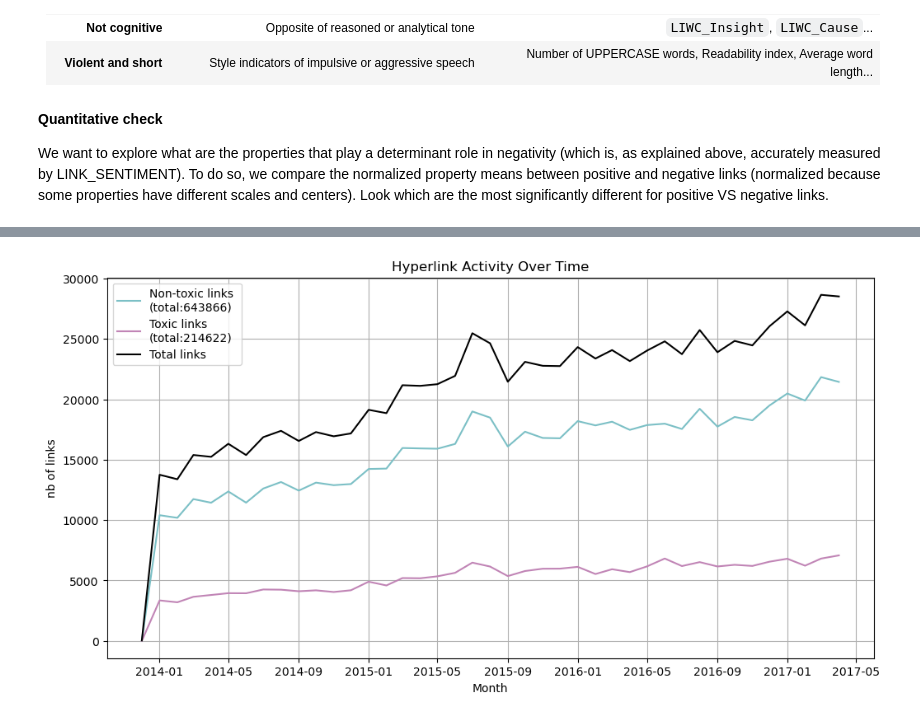
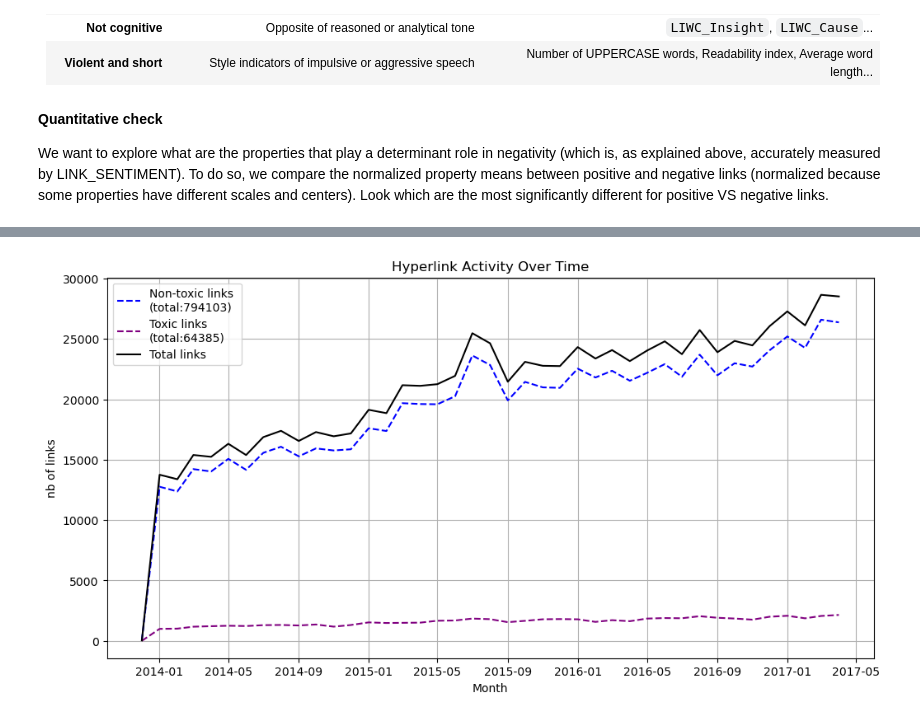
Before and after one commit to AkselAcar/ada-2025-project-adastra, a Jupyter notebook: results_metric.ipynb, the cells around one changed output, grey strips where cells are left out. Drawn from its saved outputs; the diff is of its cells as text; code cells hidden in the pictures.

```diff
--- a/results_metric.ipynb
+++ b/results_metric.ipynb
@@ -186,8 +154,8 @@ For now, let’s do an equally weighted average.
 # %%
-interactions_df["LINK_SENTIMENT_ADJUST"] = (1 - (interactions_df["LINK_SENTIMENT"] + 1)/2)/8
+interactions_df["LINK_SENTIMENT_ADJUST"] = (1 - (interactions_df["LINK_SENTIMENT"] + 1)/2)/4
 
 tox_props = pd.DataFrame([
-    [-5, "FRACTION_OF_DIGITS"],
+    [-3, "FRACTION_OF_DIGITS"],
     [0, "LINK_SENTIMENT_ADJUST"],
     [1, "FRACTION_OF_STOPWORDS"],
     [5, "NEGATIVE_SENTIMENT_CALCULATED_BY_VADER"],
@@ -325,0 +238,2 @@ plt.show()
+# %%
+interactions_df["TOXICITY_CAT"] = ((interactions_df["TOXICITY_CAT"] == 1) & (interactions_df["LINK_SENTIMENT"] == -1)).astype(int)
@@ -326,34 +245,34 @@ plt.show()
 # %%
 interactions_df["year_month"] = interactions_df["TIMESTAMP"].dt.to_period("M").dt.to_timestamp()
 
 # Count interactions per month and sentiment
 links_over_time_sent = (
     interactions_df.groupby(["year_month", "TOXICITY_CAT"])
     .size()
     .reset_index(name="n_links")
 )
 
 links_over_time_pivot = links_over_time_sent.pivot(
     index="year_month", columns="TOXICITY_CAT", values="n_links"
 ).fillna(0)
 
 links_over_time_pivot["total"] = links_over_time_pivot.sum(axis=1)
 
 toxicity_counts = interactions_df["TOXICITY_CAT"].value_counts()
 
 plt.figure(figsize=(12, 6))
-plt.plot(links_over_time_pivot.index, links_over_time_pivot[0], label=f"Non-toxic links \n(total:{toxicity_counts[0]})", color=colors[0])
-plt.plot(links_over_time_pivot.index, links_over_time_pivot[1], label=f"Toxic links \n(total:{toxicity_counts[1]})", color=colors[1])
+plt.plot(links_over_time_pivot.index, links_over_time_pivot[0], label=f"Non-toxic links \n(total:{toxicity_counts[0]})", color='blue', linestyle = '--')
+plt.plot(links_over_time_pivot.index, links_over_time_pivot[1], label=f"Toxic links \n(total:{toxicity_counts[1]})", color='purple', linestyle = '--')
 plt.plot(links_over_time_pivot.index, links_over_time_pivot["total"], label="Total links", color="black")
 
 plt.title("Hyperlink Activity Over Time")
 plt.xlabel("Month")
 plt.ylabel("nb of links")
 plt.legend()
 plt.grid(True)
 plt.show()
 # %% [output]
-[figure, old version]
+[figure, new version]
 # %%
 # Toxicity rolling normalization
 rolling_window = "252D"
```
Also changed, not shown: parts of 17 cells of this notebook, 2 other files.
